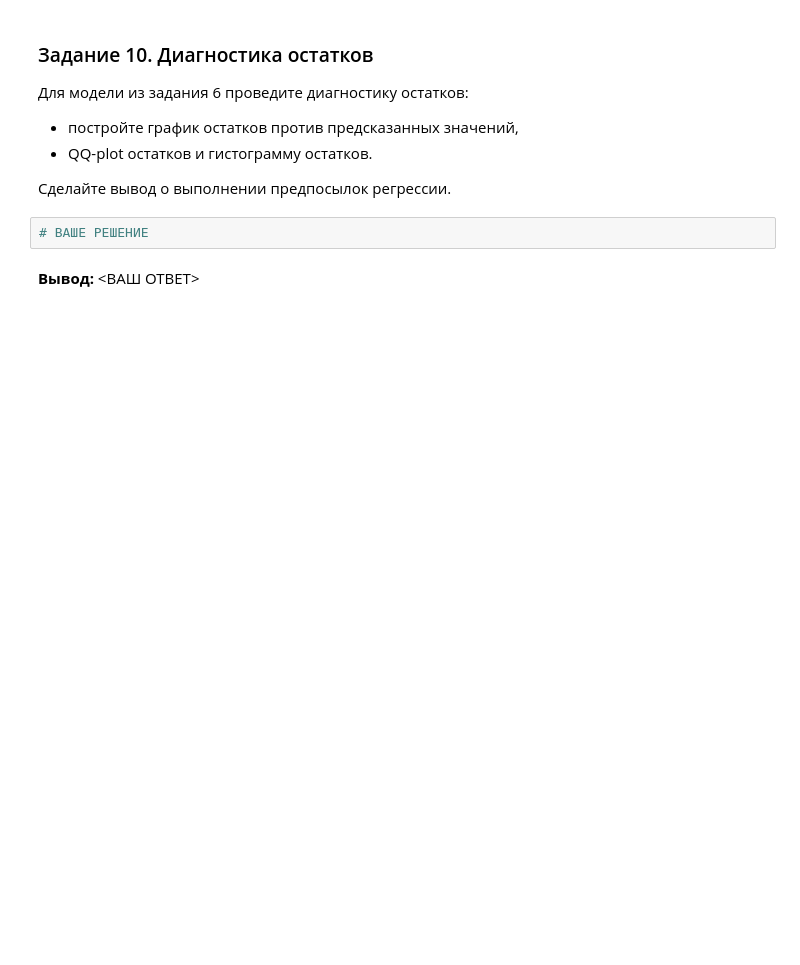
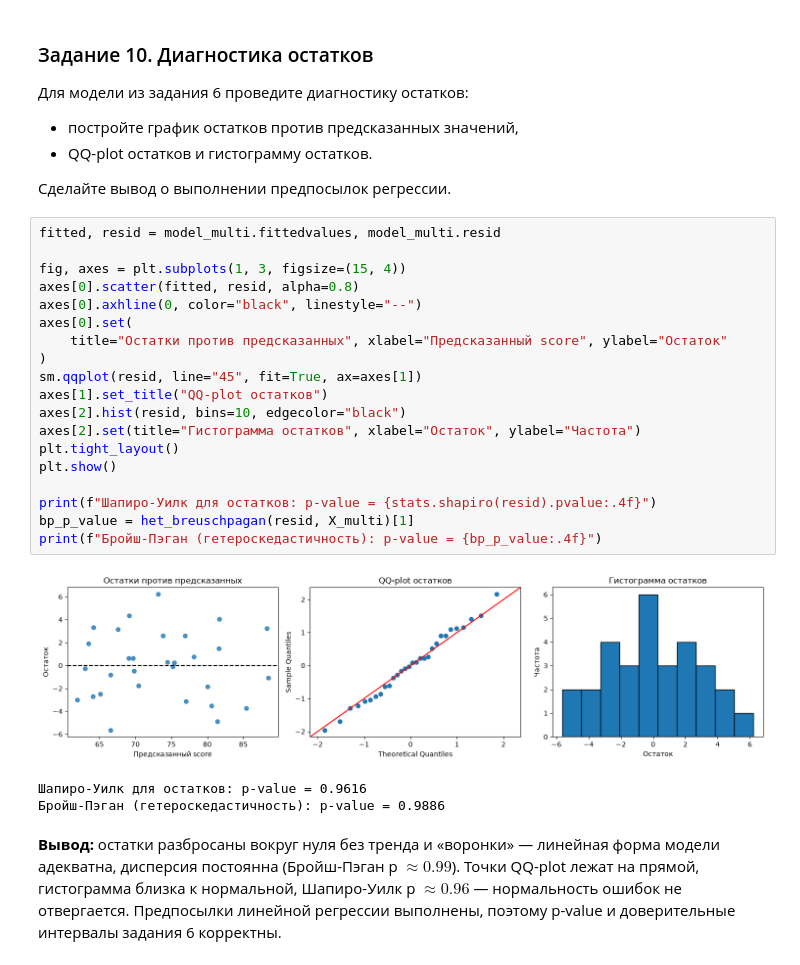
Before and after one commit to radif-ru/applied-statistics, a Jupyter notebook: notebooks/correlation-regression.ipynb, the cells around one changed output. Saved outputs shown, nothing was run; the diff lists cells and outputs as text; blank space fills up the shorter version.

Commit message:
feat: add bootstrap interval for correlation and residual diagnostics

```diff
--- a/notebooks/correlation-regression.ipynb
+++ b/notebooks/correlation-regression.ipynb
@@ -298,6 +317,27 @@ learning_rate = 0.01, n_iter = 10000
 
 Сделайте вывод о выполнении предпосылок регрессии.
 # %%
-# ВАШЕ РЕШЕНИЕ
+fitted, resid = model_multi.fittedvalues, model_multi.resid
+
+fig, axes = plt.subplots(1, 3, figsize=(15, 4))
+axes[0].scatter(fitted, resid, alpha=0.8)
+axes[0].axhline(0, color="black", linestyle="--")
+axes[0].set(
+    title="Остатки против предсказанных", xlabel="Предсказанный score", ylabel="Остаток"
+)
+sm.qqplot(resid, line="45", fit=True, ax=axes[1])
+axes[1].set_title("QQ-plot остатков")
+axes[2].hist(resid, bins=10, edgecolor="black")
+axes[2].set(title="Гистограмма остатков", xlabel="Остаток", ylabel="Частота")
+plt.tight_layout()
+plt.show()
+
+print(f"Шапиро-Уилк для остатков: p-value = {stats.shapiro(resid).pvalue:.4f}")
+bp_p_value = het_breuschpagan(resid, X_multi)[1]
+print(f"Бройш-Пэган (гетероскедастичность): p-value = {bp_p_value:.4f}")
+# %% [output]
+[figure, added]
+Шапиро-Уилк для остатков: p-value = 0.9616
+Бройш-Пэган (гетероскедастичность): p-value = 0.9886
 # %% [markdown]
-**Вывод:** <ВАШ ОТВЕТ>
+**Вывод:** остатки разбросаны вокруг нуля без тренда и «воронки» — линейная форма модели адекватна, дисперсия постоянна (Бройш-Пэган p $\approx 0.99$). Точки QQ-plot лежат на прямой, гистограмма близка к нормальной, Шапиро-Уилк p $\approx 0.96$ — нормальность ошибок не отвергается. Предпосылки линейной регрессии выполнены, поэтому p-value и доверительные интервалы задания 6 корректны.
```
Also changed, not shown: parts of 3 cells of this notebook.
